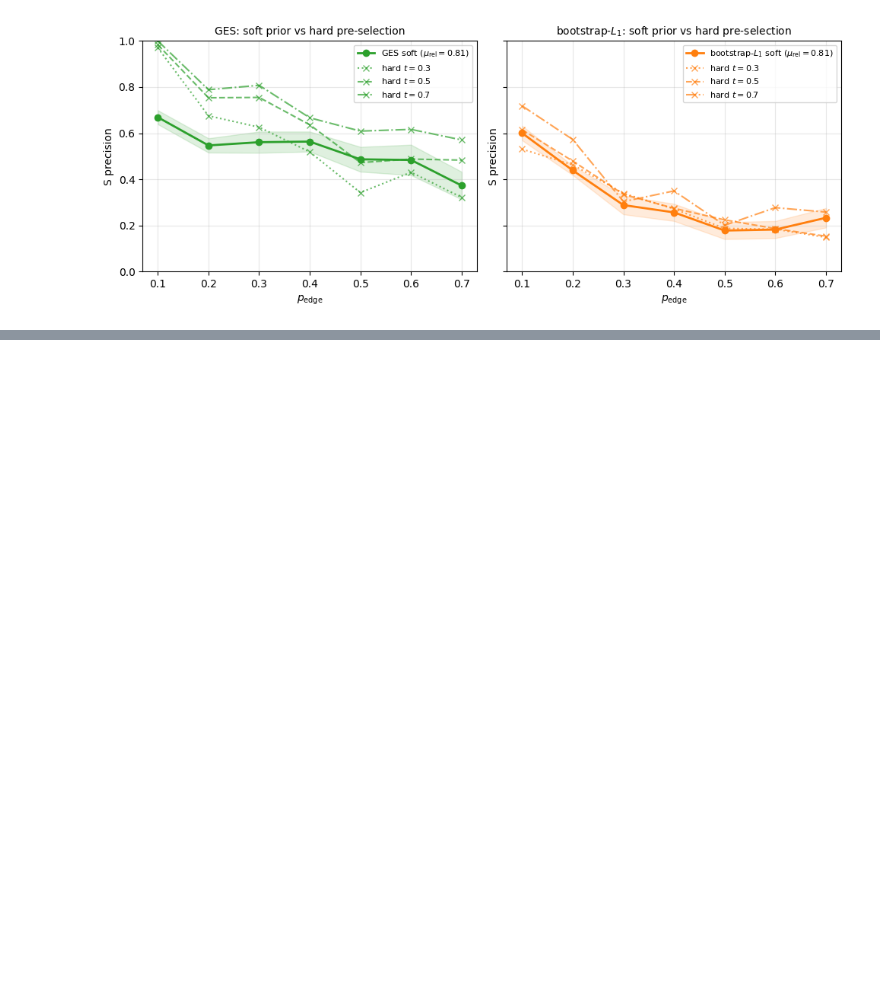
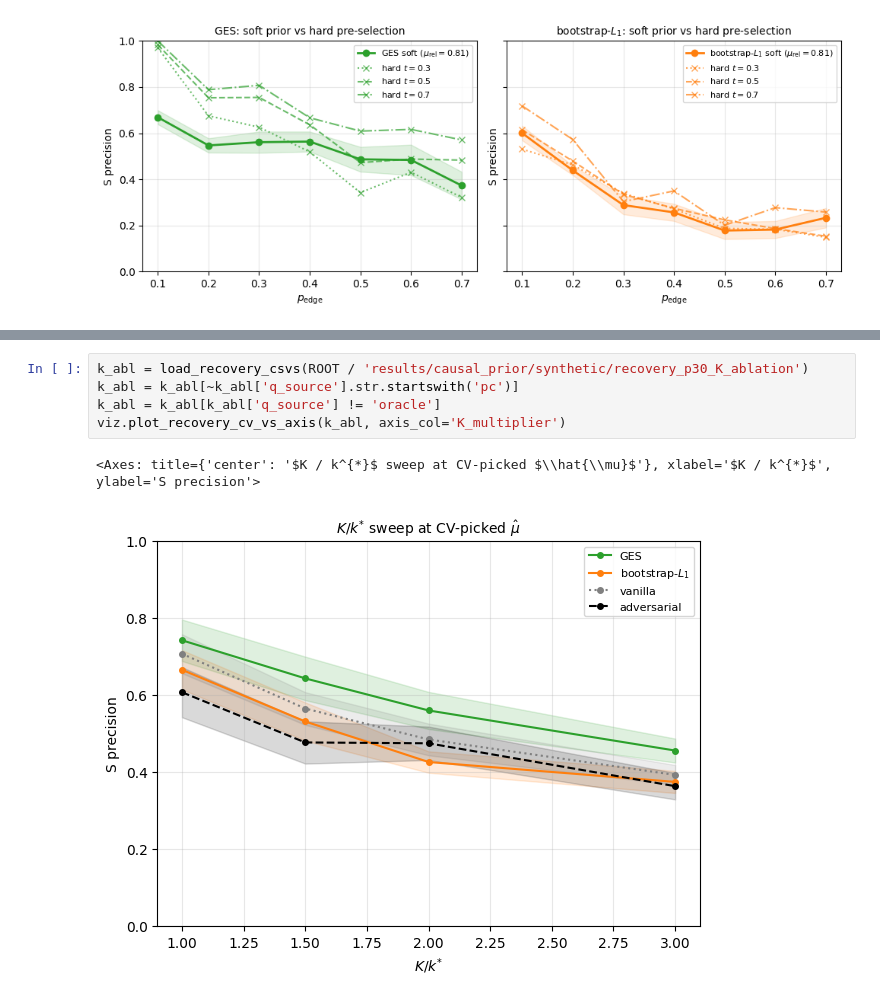
Before and after one commit to YasmineParent/tb_internship, a Jupyter notebook: notebooks/causal_prior/synthetic/recovery_plots.ipynb, the cells around one changed output, grey strips where cells are left out. Drawn from its saved outputs; the diff is of its cells as text; blank space fills up the shorter version.

Commit message:
causal_prior: add K-ablation panel + interpretation to recovery_plots, expose K_multiplier in FACET_LABELS

```diff
--- a/notebooks/causal_prior/synthetic/recovery_plots.ipynb
+++ b/notebooks/causal_prior/synthetic/recovery_plots.ipynb
@@ -78,0 +98,8 @@ viz.plot_soft_vs_hard_facet(pe_sweep, q_sources=['ges', 'bootstrap_l1'], ncols=2
+# %%
+k_abl = load_recovery_csvs(ROOT / 'results/causal_prior/synthetic/recovery_p30_K_ablation')
+k_abl = k_abl[~k_abl['q_source'].str.startswith('pc')]
+k_abl = k_abl[k_abl['q_source'] != 'oracle']
+viz.plot_recovery_cv_vs_axis(k_abl, axis_col='K_multiplier')
+# %% [output]
+<Axes: title={'center': '$K / k^{*}$ sweep at CV-picked $\\hat{\\mu}$'}, xlabel='$K / k^{*}$', ylabel='S precision'>
+[figure, added]
```
Also changed, not shown: parts of 7 cells of this notebook, 1 other file.
